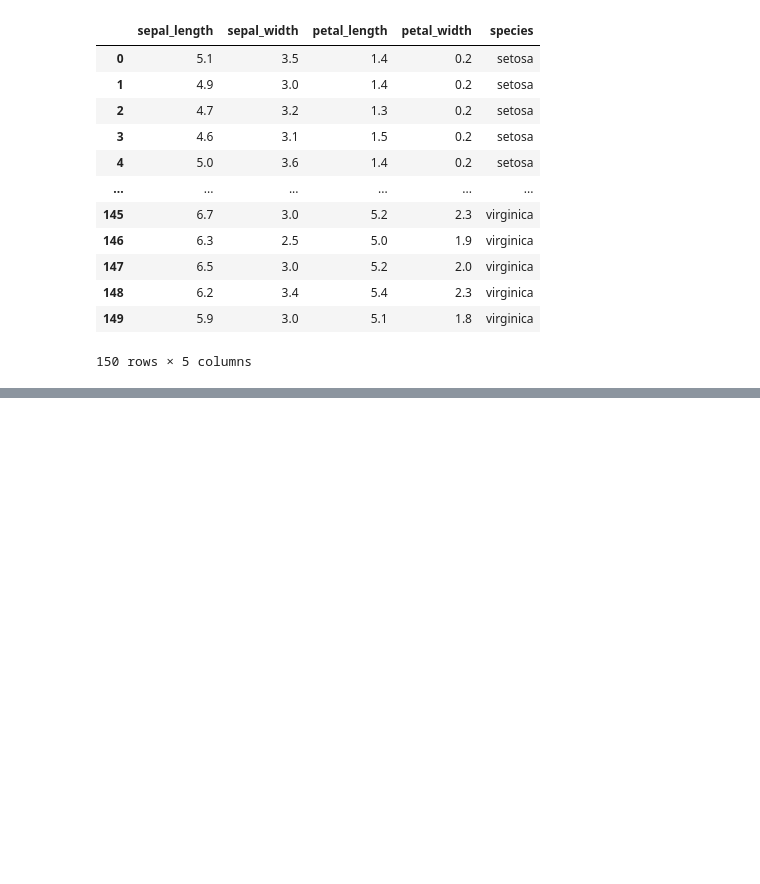
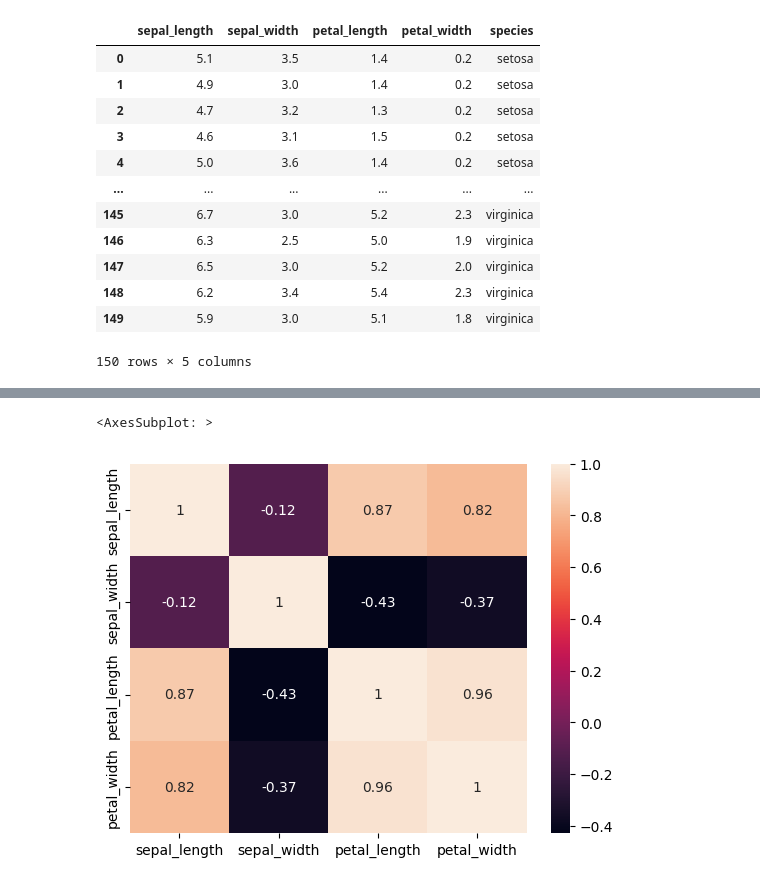
Before and after one commit to sachithdickwella/tensorflow-tute, a Jupyter notebook: src/3.data-visualization.ipynb, the cells around one changed output, grey strips where cells are left out. Cells and saved outputs as stored; diff of their text form; code cells hidden in the pictures; blank space fills up the shorter version.

Commit message:
Adding heatmap to iris dataset

```diff
--- a/src/3.data-visualization.ipynb
+++ b/src/3.data-visualization.ipynb
@@ -172,0 +173,7 @@ sns.pairplot(iris, hue='species')
+# %%
+X = iris.drop('species', axis=1)
+
+sns.heatmap(data=X.corr(), annot=True)
+# %% [output]
+<AxesSubplot: >
+[figure, added]
```
Also changed, not shown: parts of 6 cells of this notebook.
